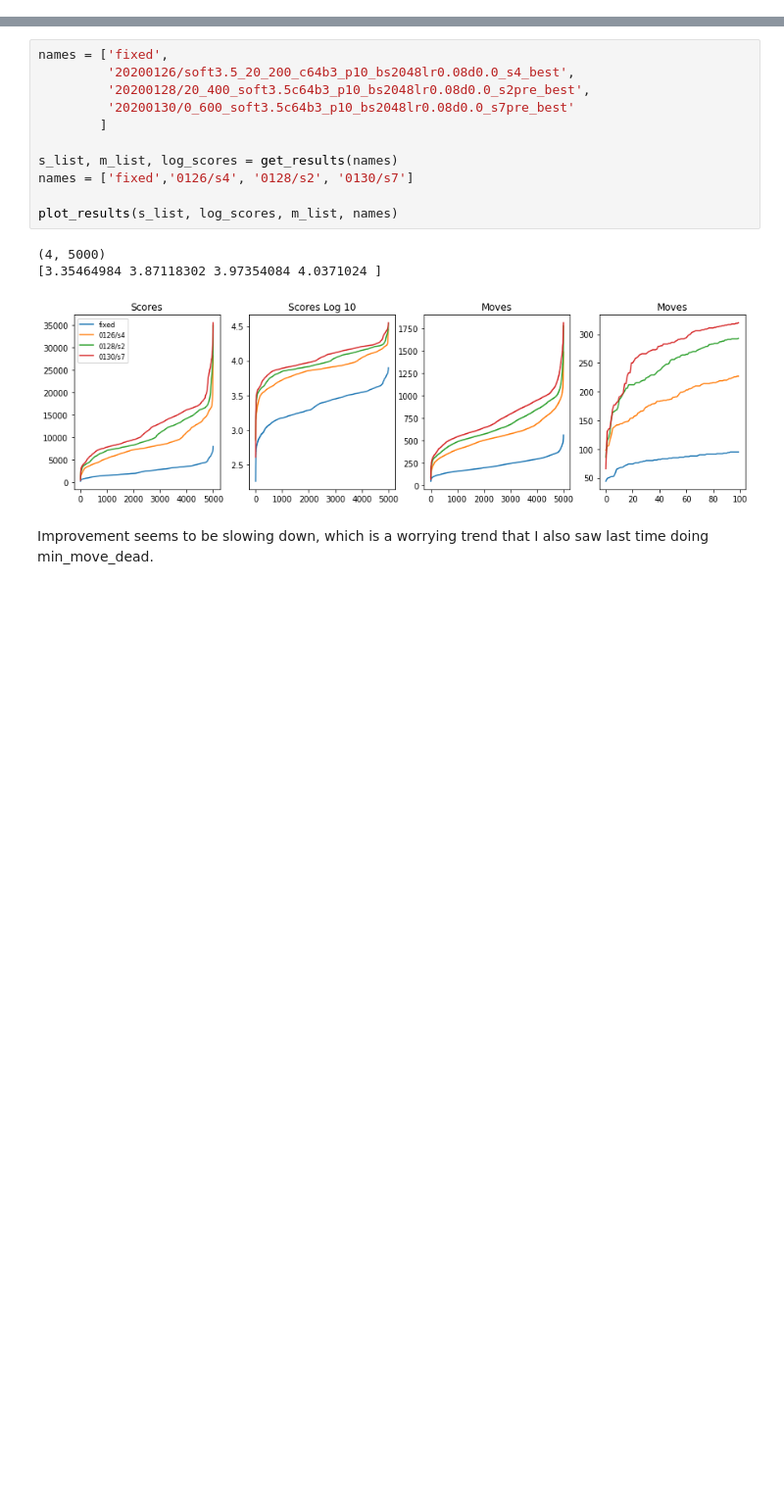
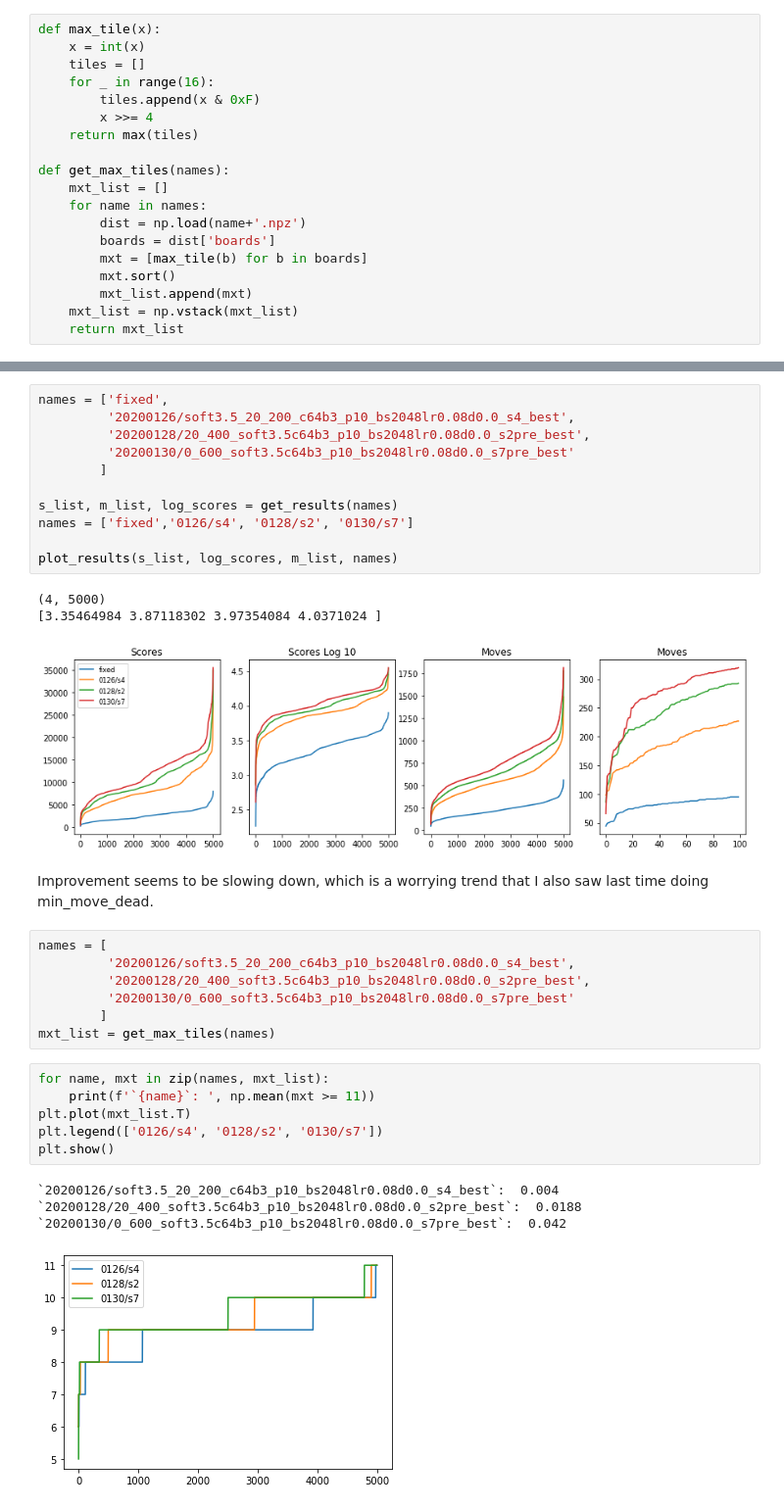
Before and after one commit to fqjin/2048NN, a Jupyter notebook: notebooks/compare_models.ipynb, the cells around one changed output, grey strips where cells are left out. Shown at 98% size. Drawn from its saved outputs; the diff is of its cells as text; blank space fills up the shorter version.

```diff
--- a/notebooks/compare_models.ipynb
+++ b/notebooks/compare_models.ipynb
@@ -28,3 +32,22 @@ def get_results(names):
+# %%
+def max_tile(x):
+    x = int(x)
+    tiles = []
+    for _ in range(16):
+        tiles.append(x & 0xF)
+        x >>= 4
+    return max(tiles)
+
+def get_max_tiles(names):
+    mxt_list = []
+    for name in names:
+        dist = np.load(name+'.npz')
+        boards = dist['boards']
+        mxt = [max_tile(b) for b in boards]
+        mxt.sort()
+        mxt_list.append(mxt)
+    mxt_list = np.vstack(mxt_list)
+    return mxt_list
 # %%
 def plot_results(s_list, log_scores, m_list, names):
     plt.figure(figsize=(15, 4))
@@ -258,3 +281,21 @@ plot_results(s_list, log_scores, m_list, names)
 [figure]
 # %% [markdown]
 Improvement seems to be slowing down, which is a worrying trend that I also saw last time doing min_move_dead.
+# %%
+names = [
+         '20200126/soft3.5_20_200_c64b3_p10_bs2048lr0.08d0.0_s4_best',
+         '20200128/20_400_soft3.5c64b3_p10_bs2048lr0.08d0.0_s2pre_best',
+         '20200130/0_600_soft3.5c64b3_p10_bs2048lr0.08d0.0_s7pre_best'
+        ]
+mxt_list = get_max_tiles(names)
+# %%
+for name, mxt in zip(names, mxt_list):
+    print(f'`{name}`: ', np.mean(mxt >= 11))
+plt.plot(mxt_list.T)
+plt.legend(['0126/s4', '0128/s2', '0130/s7'])
+plt.show()
+# %% [output]
+`20200126/soft3.5_20_200_c64b3_p10_bs2048lr0.08d0.0_s4_best`:  0.004
+`20200128/20_400_soft3.5c64b3_p10_bs2048lr0.08d0.0_s2pre_best`:  0.0188
+`20200130/0_600_soft3.5c64b3_p10_bs2048lr0.08d0.0_s7pre_best`:  0.042
+[figure, added]
```
Also changed, not shown: parts of 2 cells of this notebook, 3 other files.
